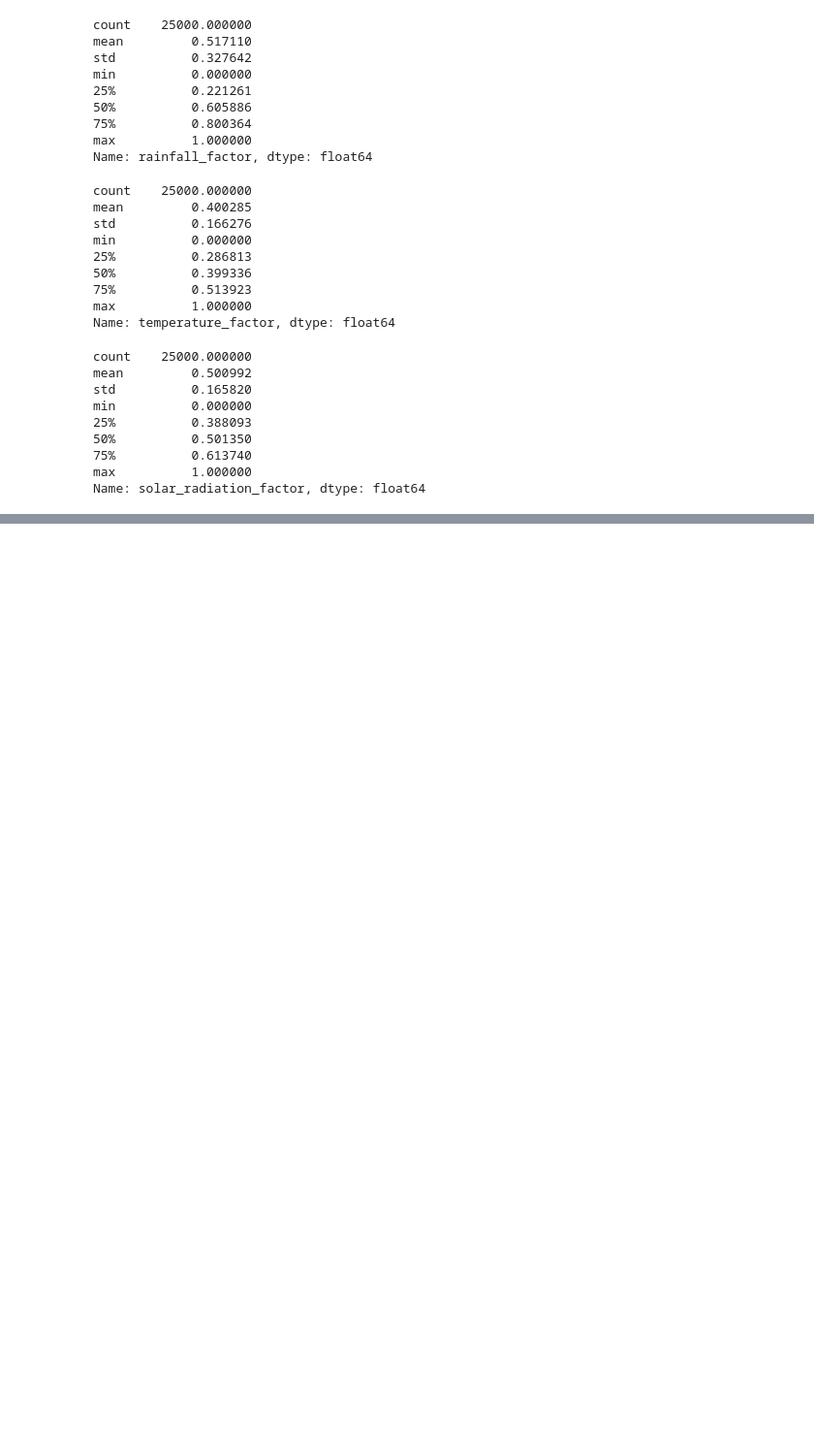
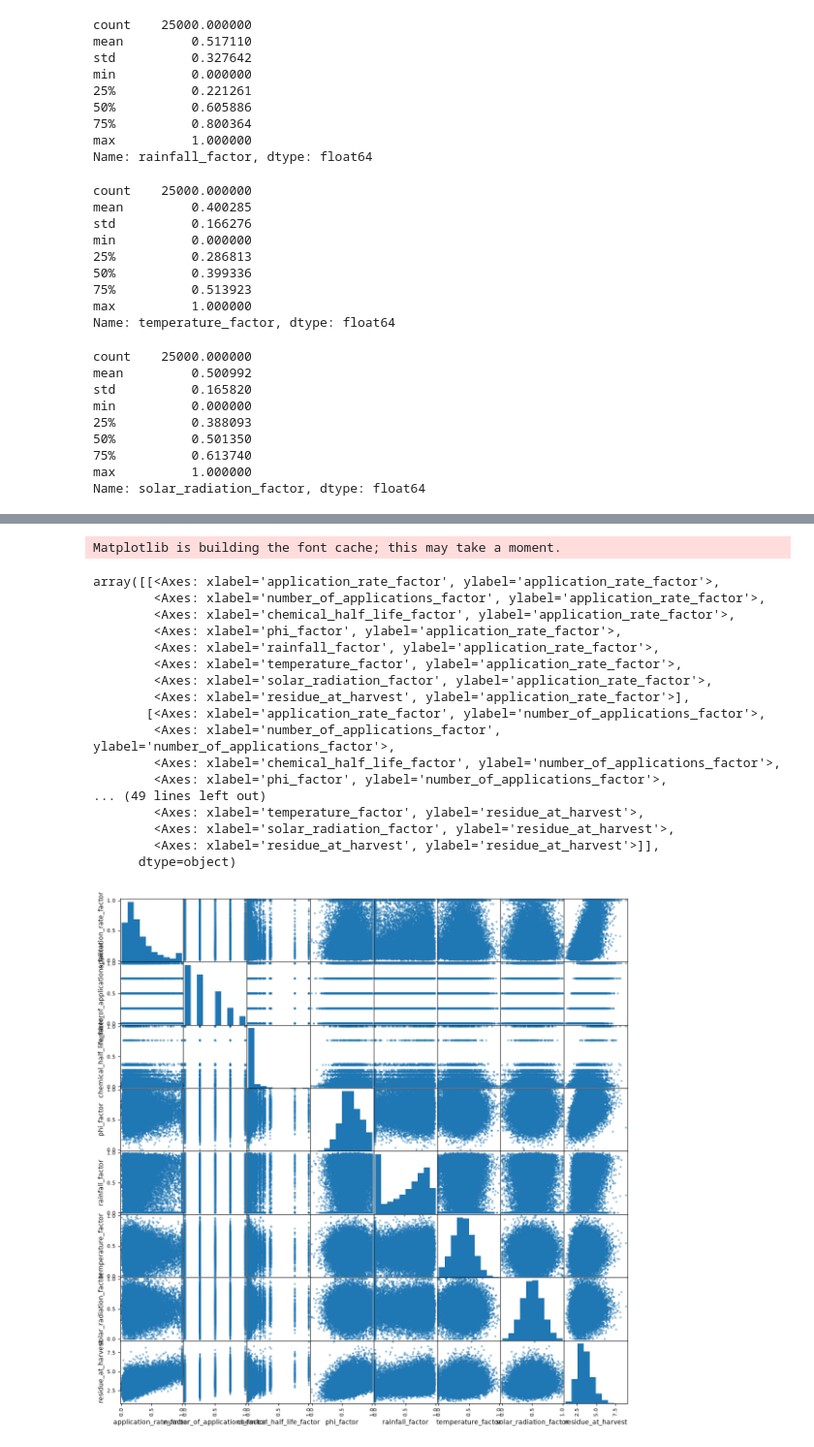
Before and after one commit to aliyufaisall/AGROSAFE-RESIDUE-PREDICTOR, a Jupyter notebook: notebooks/residue_predictor.ipynb, the cells around one changed output, grey strips where cells are left out. Shown at 97% size. Drawn from its saved outputs; the diff is of its cells as text; code cells hidden in the pictures; blank space fills up the shorter version.

```diff
--- a/notebooks/residue_predictor.ipynb
+++ b/notebooks/residue_predictor.ipynb
@@ -149,3 +149,13 @@ min          0.000000
 75%          0.613740
 max          1.000000
 Name: solar_radiation_factor, dtype: float64
+# %%
+features = [
+    "application_rate_factor",
+    "number_of_applications_factor",
+    "chemical_half_life_factor",
+    "phi_factor",
+    "rainfall_factor",
+    "temperature_factor",
+    "solar_radiation_factor"
+]
@@ -151,0 +198,28 @@ Name: solar_radiation_factor, dtype: float64
+# %%
+from pandas.plotting import scatter_matrix
+
+scatter_matrix(
+    dataset[features + ["residue_at_harvest"]],
+    figsize=(14, 14),
+    diagonal="hist"
+)
+# %% [output]
+Matplotlib is building the font cache; this may take a moment.
+array([[<Axes: xlabel='application_rate_factor', ylabel='application_rate_factor'>,
+        <Axes: xlabel='number_of_applications_factor', ylabel='application_rate_factor'>,
+        <Axes: xlabel='chemical_half_life_factor', ylabel='application_rate_factor'>,
+        <Axes: xlabel='phi_factor', ylabel='application_rate_factor'>,
+        <Axes: xlabel='rainfall_factor', ylabel='application_rate_factor'>,
+        <Axes: xlabel='temperature_factor', ylabel='application_rate_factor'>,
+        <Axes: xlabel='solar_radiation_factor', ylabel='application_rate_factor'>,
+        <Axes: xlabel='residue_at_harvest', ylabel='application_rate_factor'>],
+       [<Axes: xlabel='application_rate_factor', ylabel='number_of_applications_factor'>,
+        <Axes: xlabel='number_of_applications_factor', ylabel='number_of_applications_factor'>,
+        <Axes: xlabel='chemical_half_life_factor', ylabel='number_of_applications_factor'>,
+        <Axes: xlabel='phi_factor', ylabel='number_of_applications_factor'>,
+... (49 lines left out)
+        <Axes: xlabel='temperature_factor', ylabel='residue_at_harvest'>,
+        <Axes: xlabel='solar_radiation_factor', ylabel='residue_at_harvest'>,
+        <Axes: xlabel='residue_at_harvest', ylabel='residue_at_harvest'>]],
+      dtype=object)
+[figure, added]
```
Also changed, not shown: parts of 4 cells of this notebook.
